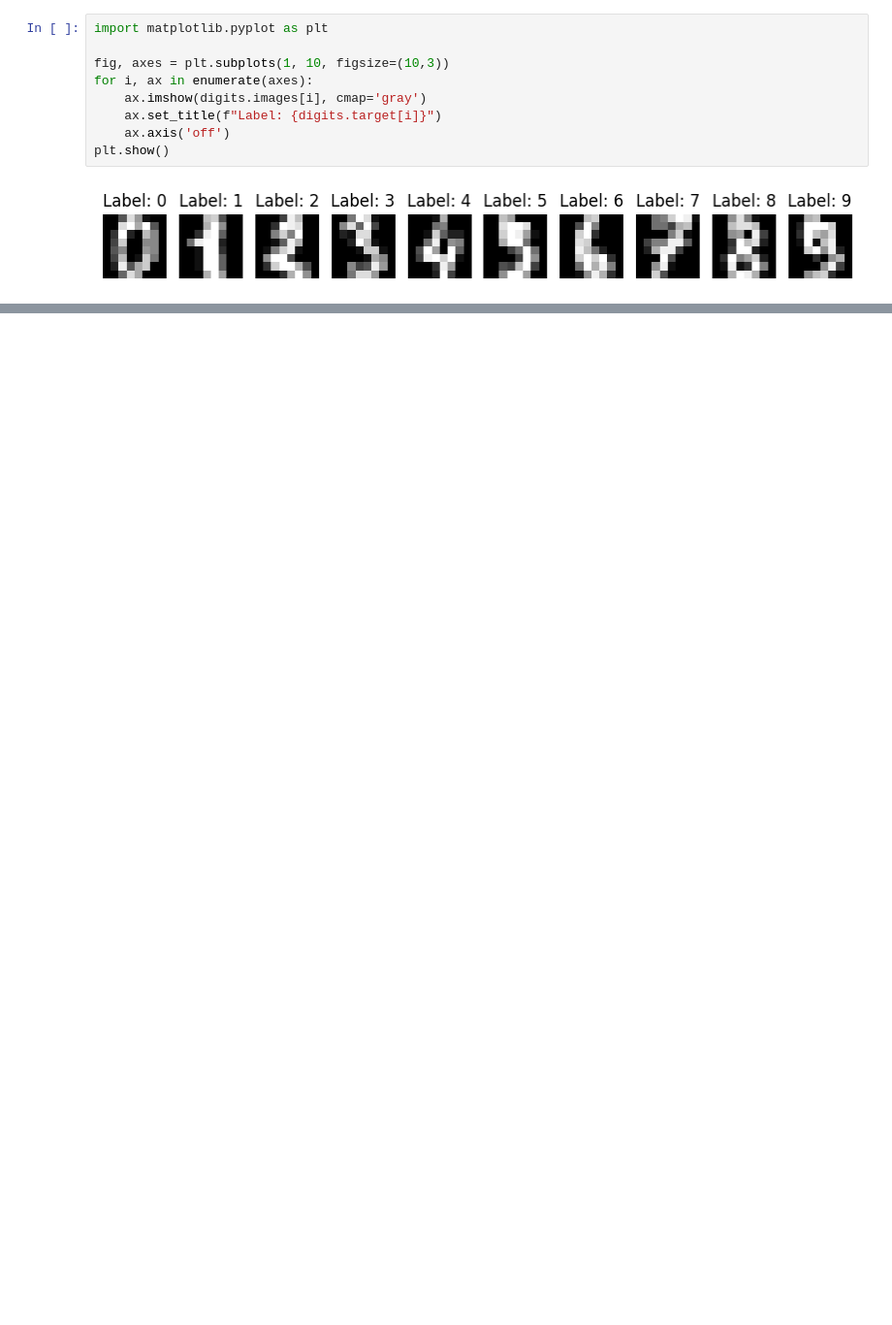
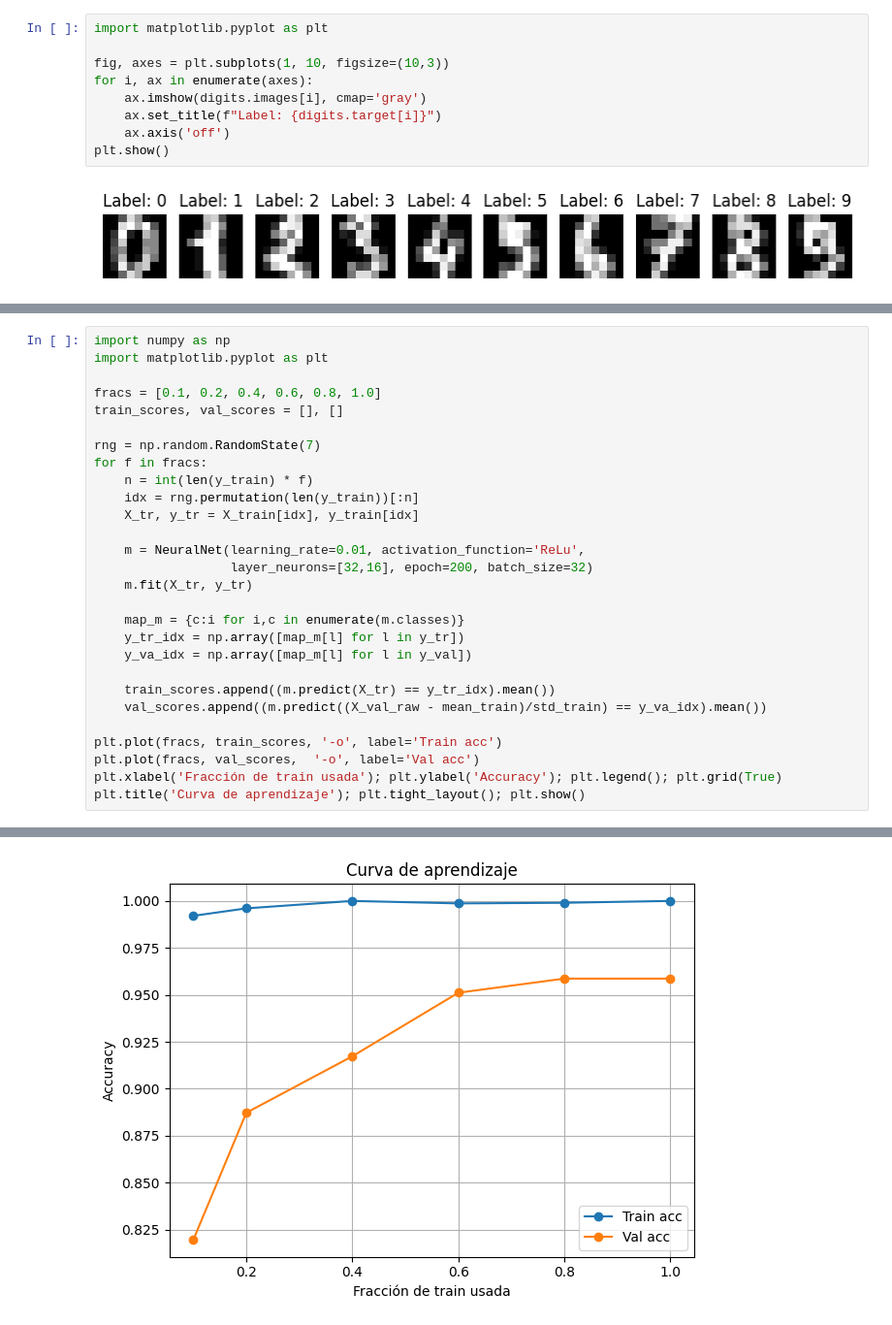
Before and after one commit to A01750817/Modulo2AnalisisyReporteSobreElDesempe-oDelModelo, a Jupyter notebook: Practica.ipynb, the cells around one changed output, grey strips where cells are left out. Shown at 97% size. Saved outputs shown, nothing was run; the diff lists cells and outputs as text; blank space fills up the shorter version.

```diff
--- a/Practica.ipynb
+++ b/Practica.ipynb
@@ -82,0 +329,29 @@ Loss test: nan
+# %%
+import numpy as np
+import matplotlib.pyplot as plt
+
+fracs = [0.1, 0.2, 0.4, 0.6, 0.8, 1.0]
+train_scores, val_scores = [], []
+
+rng = np.random.RandomState(7)
+for f in fracs:
+    n = int(len(y_train) * f)
+    idx = rng.permutation(len(y_train))[:n]
+    X_tr, y_tr = X_train[idx], y_train[idx]
+
+    m = NeuralNet(learning_rate=0.01, activation_function='ReLu',
+                  layer_neurons=[32,16], epoch=200, batch_size=32)
+    m.fit(X_tr, y_tr)
+
+    map_m = {c:i for i,c in enumerate(m.classes)}
+    y_tr_idx = np.array([map_m[l] for l in y_tr])
+    y_va_idx = np.array([map_m[l] for l in y_val])
+
+    train_scores.append((m.predict(X_tr) == y_tr_idx).mean())
+    val_scores.append((m.predict((X_val_raw - mean_train)/std_train) == y_va_idx).mean())
+
+plt.plot(fracs, train_scores, '-o', label='Train acc')
+plt.plot(fracs, val_scores,  '-o', label='Val acc')
+plt.xlabel('Fracción de train usada'); plt.ylabel('Accuracy'); plt.legend(); plt.grid(True)
+plt.title('Curva de aprendizaje'); plt.tight_layout(); plt.show()
+# %% [output]
@@ -82,0 +375 @@ Loss test: nan
+[figure, added]
```
Also changed, not shown: parts of 20 cells of this notebook, 3 other files.
